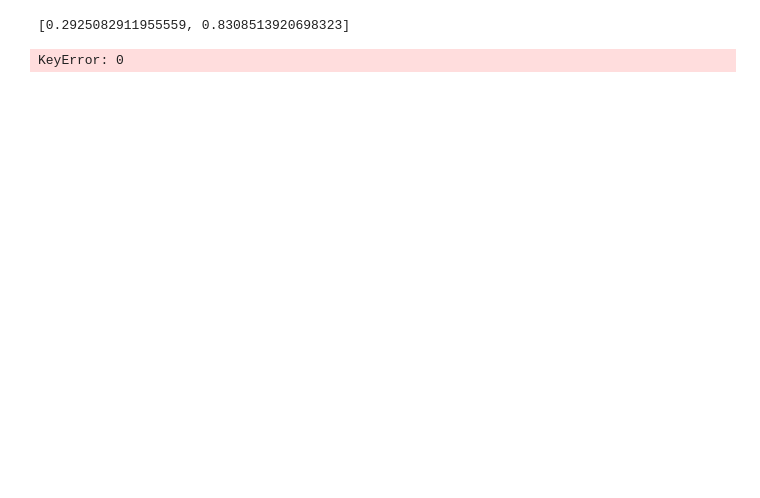
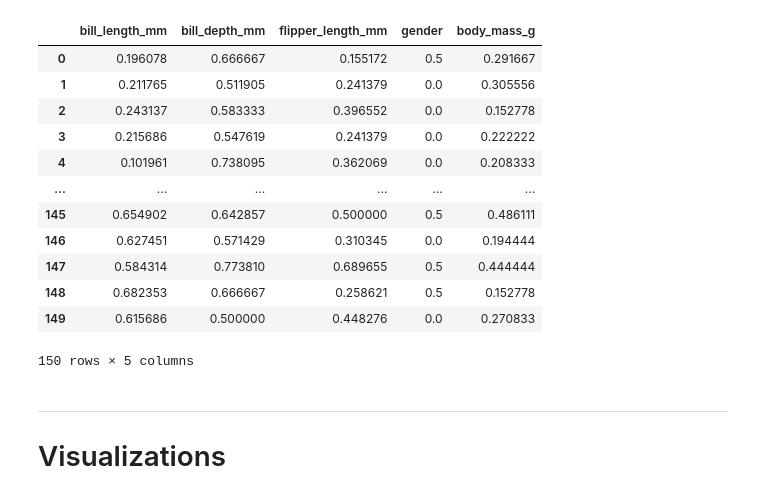
Before and after one commit to AhmedNasser1601/Penguins-Classifier, a Jupyter notebook: Model.ipynb, the cells around one changed output. Saved outputs shown, nothing was run; the diff lists cells and outputs as text; code cells hidden in the pictures; blank space fills up the shorter version.

Commit message:
Update Model.ipynb
Visualizations Uploaded

```diff
--- a/Model.ipynb
+++ b/Model.ipynb
@@ -21,3 +30,0 @@ df.head()
-# %%
-labelencoder=LabelEncoder()
-df['gender'] = labelencoder.fit_transform(df['gender'])
@@ -83,6 +30,0 @@ def signum(V):
-# %%
-import random
-W = [random.random(),random.random()]
-W
-# %% [output]
-[0.2925082911955559, 0.8308513920698323]
@@ -108,4 +31,21 @@ x = X_train3.drop(columns =["flipper_length_mm","gender","body_mass_g"])
-# %%
-Model(10,x,0,0.3,y_train3)
-# %% [output]
-KeyError: 0
+# %%
+df['gender'] = LabelEncoder().fit_transform(df['gender'])
+scaled_df = pd.DataFrame(preprocessing.MinMaxScaler().fit_transform(df.iloc[:,1:]), columns=df.iloc[:,1:].columns)
+scaled_df
+# %% [output]
+|  | bill_length_mm | bill_depth_mm | flipper_length_mm | gender | body_mass_g |
+| 0 | 0.196078 | 0.666667 | 0.155172 | 0.5 | 0.291667 |
+| 1 | 0.211765 | 0.511905 | 0.241379 | 0.0 | 0.305556 |
+| 2 | 0.243137 | 0.583333 | 0.396552 | 0.0 | 0.152778 |
+| 3 | 0.215686 | 0.547619 | 0.241379 | 0.0 | 0.222222 |
+| 4 | 0.101961 | 0.738095 | 0.362069 | 0.0 | 0.208333 |
+| ... | ... | ... | ... | ... | ... |
+| 145 | 0.654902 | 0.642857 | 0.500000 | 0.5 | 0.486111 |
+| 146 | 0.627451 | 0.571429 | 0.310345 | 0.0 | 0.194444 |
+| 147 | 0.584314 | 0.773810 | 0.689655 | 0.5 | 0.444444 |
+| 148 | 0.682353 | 0.666667 | 0.258621 | 0.5 | 0.152778 |
+| 149 | 0.615686 | 0.500000 | 0.448276 | 0.0 | 0.270833 |
+150 rows × 5 columns
+# %% [markdown]
+---
+# Visualizations
```
Also changed, not shown: parts of 12 cells of this notebook.
